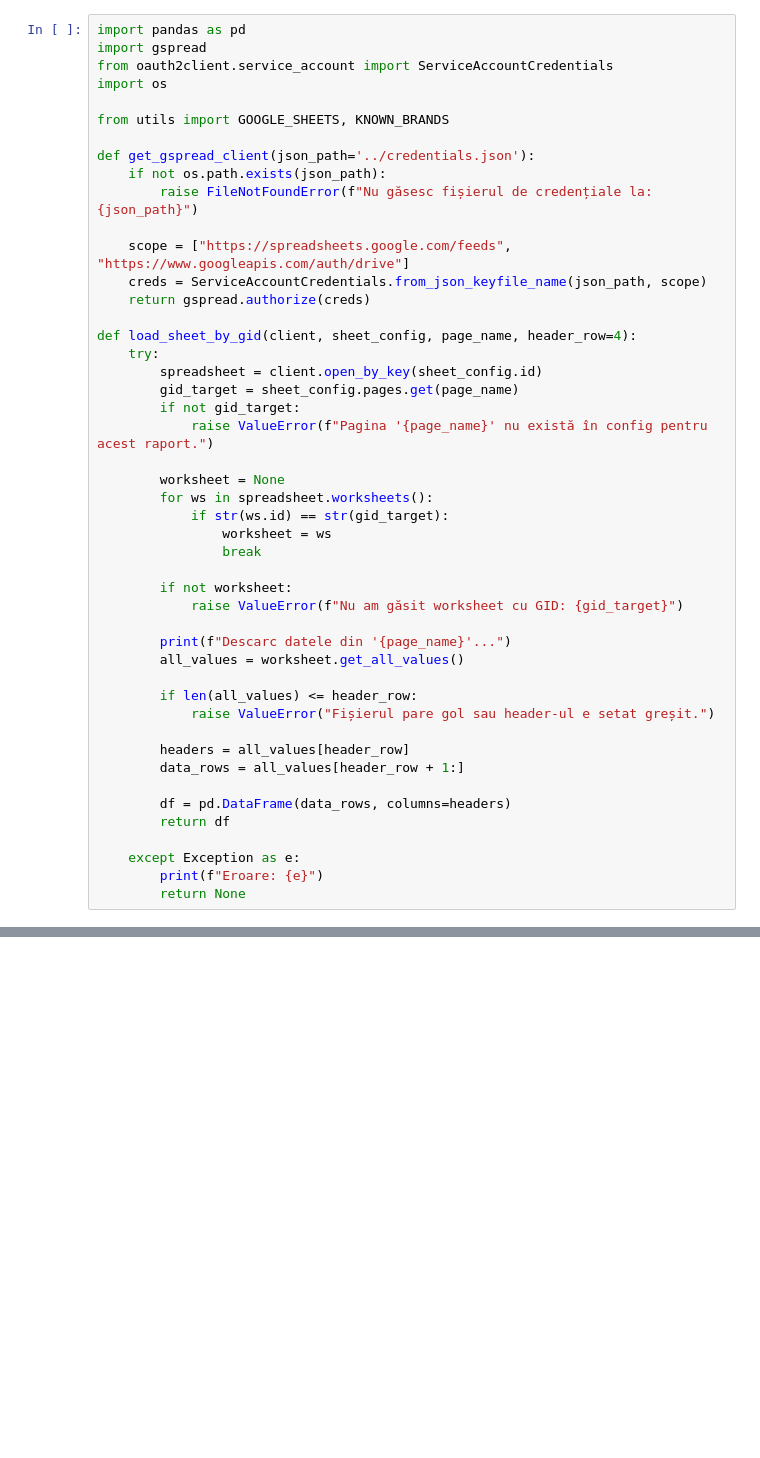
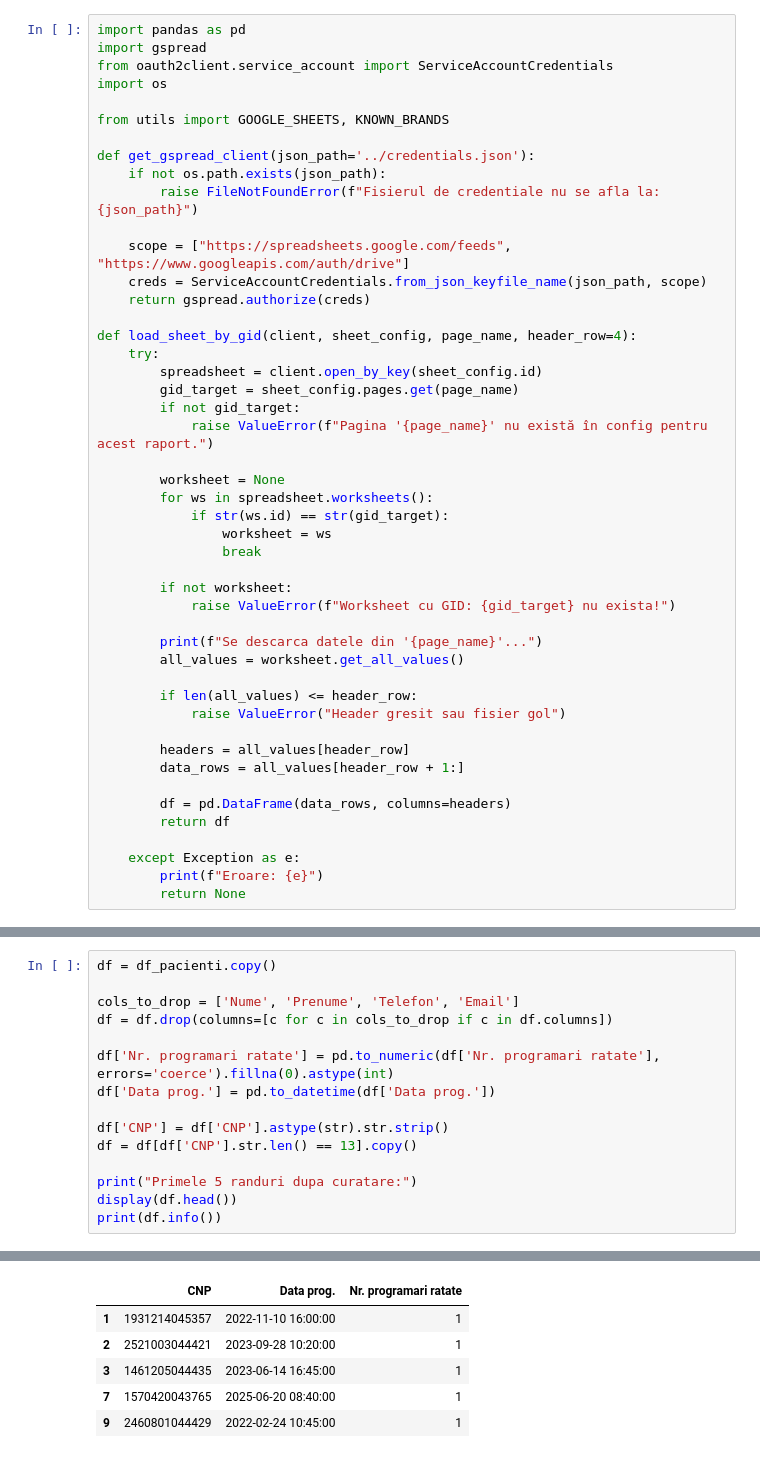
Before and after one commit to eurooptik-it/Eurooptik-Data-Analysis, a Jupyter notebook: src/pacients_analysis.ipynb, the cells around one changed output, grey strips where cells are left out. Drawn from its saved outputs; the diff is of its cells as text; blank space fills up the shorter version.

Commit message:
analiza initiala a pacientilor 2025 completa

```diff
--- a/src/pacients_analysis.ipynb
+++ b/src/pacients_analysis.ipynb
@@ -8,7 +8,7 @@ from utils import GOOGLE_SHEETS, KNOWN_BRANDS
 
 def get_gspread_client(json_path='../credentials.json'):
     if not os.path.exists(json_path):
-        raise FileNotFoundError(f"Nu găsesc fișierul de credențiale la: {json_path}")
+        raise FileNotFoundError(f"Fisierul de credentiale nu se afla la: {json_path}")
 
     scope = ["https://spreadsheets.google.com/feeds", "https://www.googleapis.com/auth/drive"]
     creds = ServiceAccountCredentials.from_json_keyfile_name(json_path, scope)
@@ -28,13 +28,13 @@ def load_sheet_by_gid(client, sheet_config, page_name, header_row=4):
                 break
 
         if not worksheet:
-            raise ValueError(f"Nu am găsit worksheet cu GID: {gid_target}")
+            raise ValueError(f"Worksheet cu GID: {gid_target} nu exista!")
 
-        print(f"Descarc datele din '{page_name}'...")
+        print(f"Se descarca datele din '{page_name}'...")
         all_values = worksheet.get_all_values()
 
         if len(all_values) <= header_row:
-            raise ValueError("Fișierul pare gol sau header-ul e setat greșit.")
+            raise ValueError("Header gresit sau fisier gol")
 
         headers = all_values[header_row]
         data_rows = all_values[header_row + 1:]
@@ -69,0 +61,16 @@ Coloane detectate: [' CIRJA', 'ALINA', '0', '0745575388', 'cirja_ionela_alina@ya
+# %%
+df = df_pacienti.copy()
+
+cols_to_drop = ['Nume', 'Prenume', 'Telefon', 'Email']
+df = df.drop(columns=[c for c in cols_to_drop if c in df.columns])
+
+df['Nr. programari ratate'] = pd.to_numeric(df['Nr. programari ratate'], errors='coerce').fillna(0).astype(int)
+df['Data prog.'] = pd.to_datetime(df['Data prog.'])
+
+df['CNP'] = df['CNP'].astype(str).str.strip()
+df = df[df['CNP'].str.len() == 13].copy()
+
+print("Primele 5 randuri dupa curatare:")
+display(df.head())
+print(df.info())
+# %% [output]
@@ -69,0 +78,6 @@ Coloane detectate: [' CIRJA', 'ALINA', '0', '0745575388', 'cirja_ionela_alina@ya
+|  | CNP | Data prog. | Nr. programari ratate |
+| 1 | 1931214045357 | 2022-11-10 16:00:00 | 1 |
+| 2 | 2521003044421 | 2023-09-28 10:20:00 | 1 |
+| 3 | 1461205044435 | 2023-06-14 16:45:00 | 1 |
+| 7 | 1570420043765 | 2025-06-20 08:40:00 | 1 |
+| 9 | 2460801044429 | 2022-02-24 10:45:00 | 1 |
```
Also changed, not shown: parts of 6 cells of this notebook, 5 other files.
